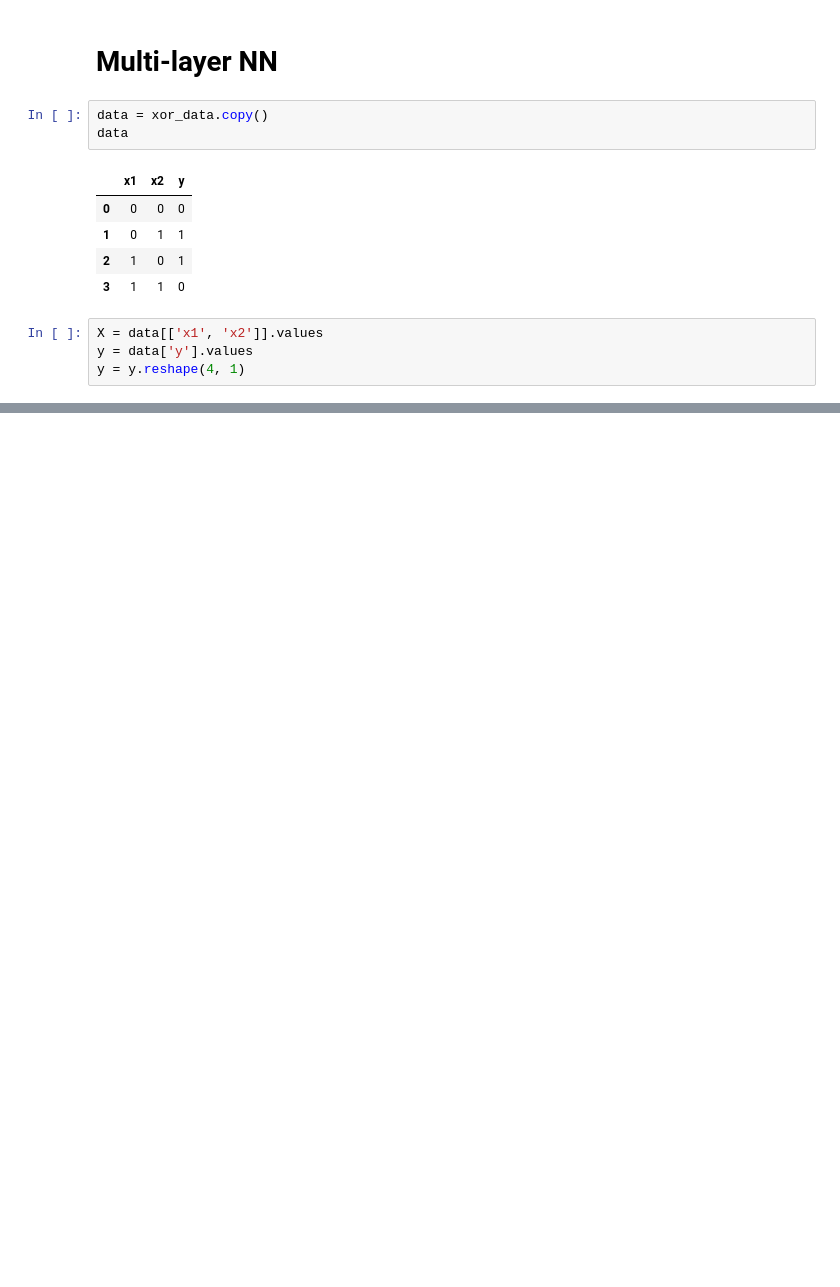
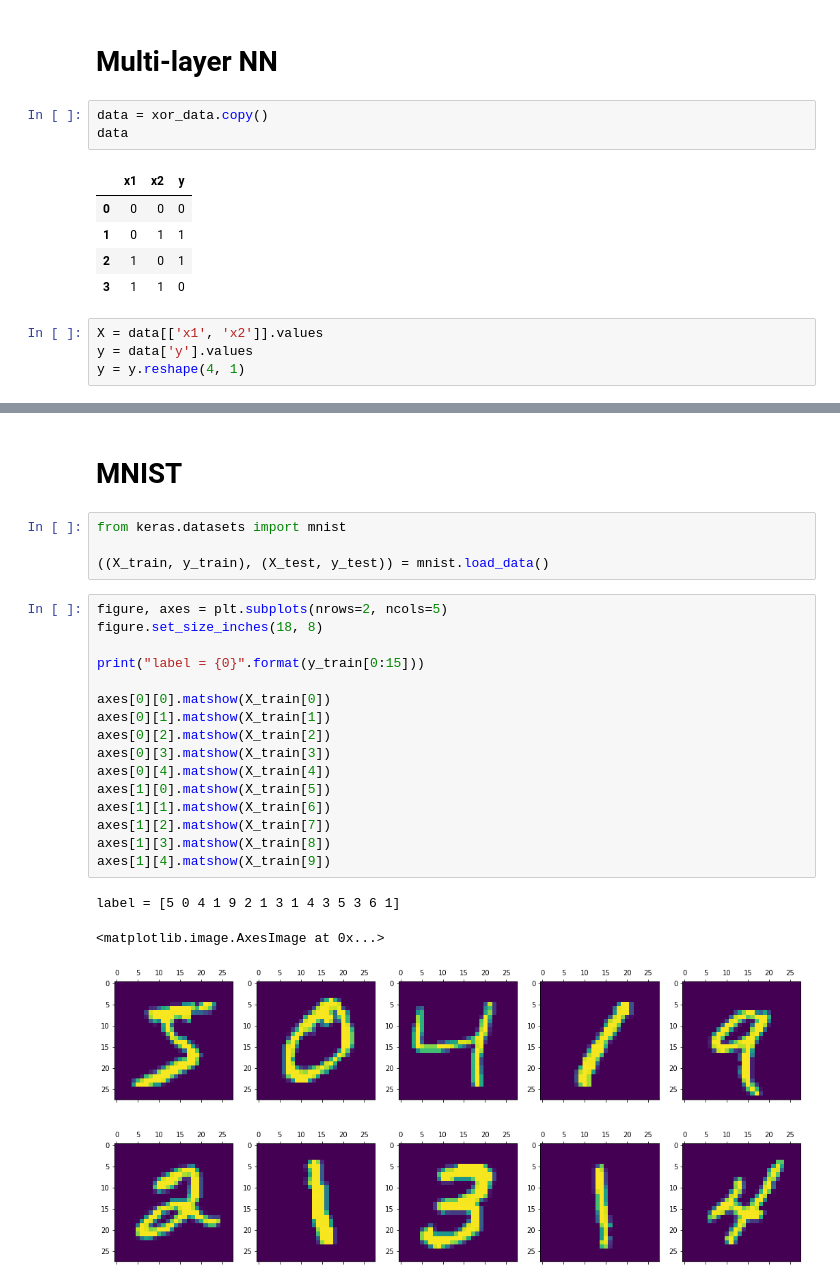
Before and after one commit to flowkater/deep-running-study, a Jupyter notebook: ryan/20171114/20171114.ipynb, the cells around one changed output, grey strips where cells are left out. Saved outputs shown, nothing was run; the diff lists cells and outputs as text; blank space fills up the shorter version.

```diff
--- a/ryan/20171114/20171114.ipynb
+++ b/ryan/20171114/20171114.ipynb
@@ -334,0 +335,26 @@ print("{0} error = {1:.5f}".format(epoch, error))
+# %% [markdown]
+# MNIST
+# %%
+from keras.datasets import mnist
+
+((X_train, y_train), (X_test, y_test)) = mnist.load_data()
+# %%
+figure, axes = plt.subplots(nrows=2, ncols=5)
+figure.set_size_inches(18, 8)
+
+print("label = {0}".format(y_train[0:15]))
+
+axes[0][0].matshow(X_train[0])
+axes[0][1].matshow(X_train[1])
+axes[0][2].matshow(X_train[2])
+axes[0][3].matshow(X_train[3])
+axes[0][4].matshow(X_train[4])
+axes[1][0].matshow(X_train[5])
+axes[1][1].matshow(X_train[6])
+axes[1][2].matshow(X_train[7])
+axes[1][3].matshow(X_train[8])
+axes[1][4].matshow(X_train[9])
+# %% [output]
+label = [5 0 4 1 9 2 1 3 1 4 3 5 3 6 1]
+<matplotlib.image.AxesImage at 0x...>
+[figure, added]
```
Also changed, not shown: parts of 15 cells of this notebook, 2 other files.
